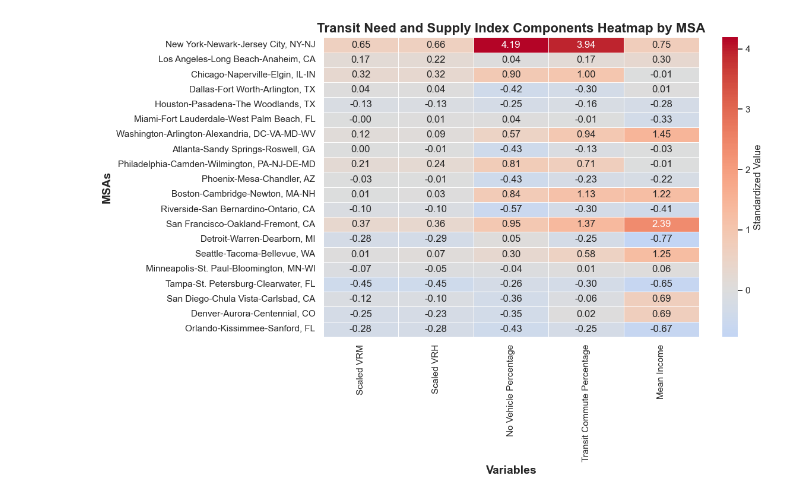
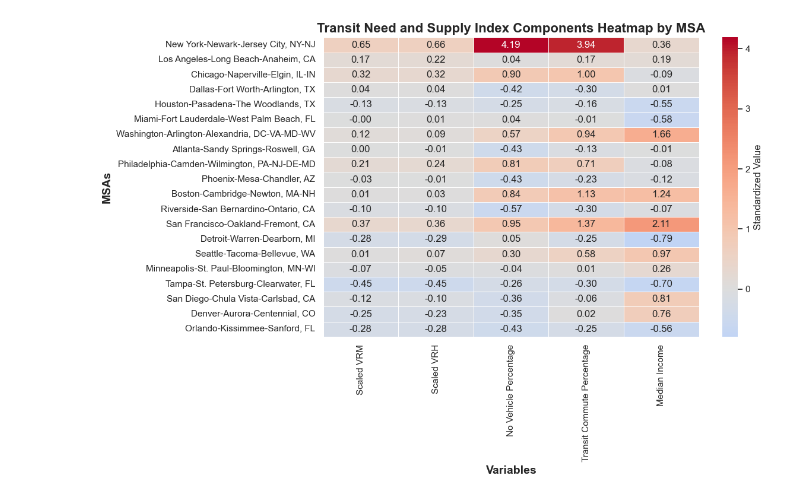
Before and after one commit to chrlskiet1205/Winter-2025-Transportation-Project, a Jupyter notebook: notebooks/visualization.ipynb, the cells around one changed output. Saved outputs shown, nothing was run; the diff lists cells and outputs as text; code cells hidden in the pictures.

```diff
--- a/notebooks/visualization.ipynb
+++ b/notebooks/visualization.ipynb
@@ -9,7 +9,7 @@ var1 = supply_df['Scaled_VRM_per_capita']
 var2 = supply_df['Scaled_VRH_per_capita']
 var3 = need_df['no_vehicle_pct(Standardized)']
 var4 = need_df['transit_commute_pct(Standardized)']
-var5 = need_df['z_mean_income(Standardized)']
+var5 = need_df['z_median_income(Standardized)']
 # %%
 # Libraries
 import matplotlib.pyplot as plt
@@ -168,32 +168,32 @@ import matplotlib.pyplot as plt
 
 # Set MSAs as index
 df = pd.DataFrame({
     'MSAs': need_df['MSA_Name'],
     'Scaled VRM': var1,
     'Scaled VRH': var2,
     'No Vehicle Percentage': var3,
     'Transit Commute Percentage': var4,
-    'Mean Income': var5
+    'Median Income': var5
 })
 
 heatmap_df = df.set_index('MSAs')
 
 # Plot heatmap
 plt.figure(figsize=(12,8))
 sns.heatmap(
     heatmap_df,
     annot=True,        # show values in cells
     cmap='coolwarm',   # red-blue color scheme
     center=0,          # makes zero centered (important for negative/positive)
     linewidths=0.5,    # lines between cells
     fmt=".2f",         # 2 decimal places
     cbar_kws={'label': 'Standardized Value'}
 )
 
 plt.title("Transit Need and Supply Index Components Heatmap by MSA", fontsize=16, fontweight='bold')
 plt.xlabel("Variables", fontsize=14, fontweight='bold')
 plt.ylabel("MSAs", fontsize=14, fontweight='bold')
 plt.tight_layout()
 plt.show()
 # %% [output]
-[figure, old version]
+[figure, new version]
```
Also changed, not shown: parts of 3 cells of this notebook, 18 other files.
